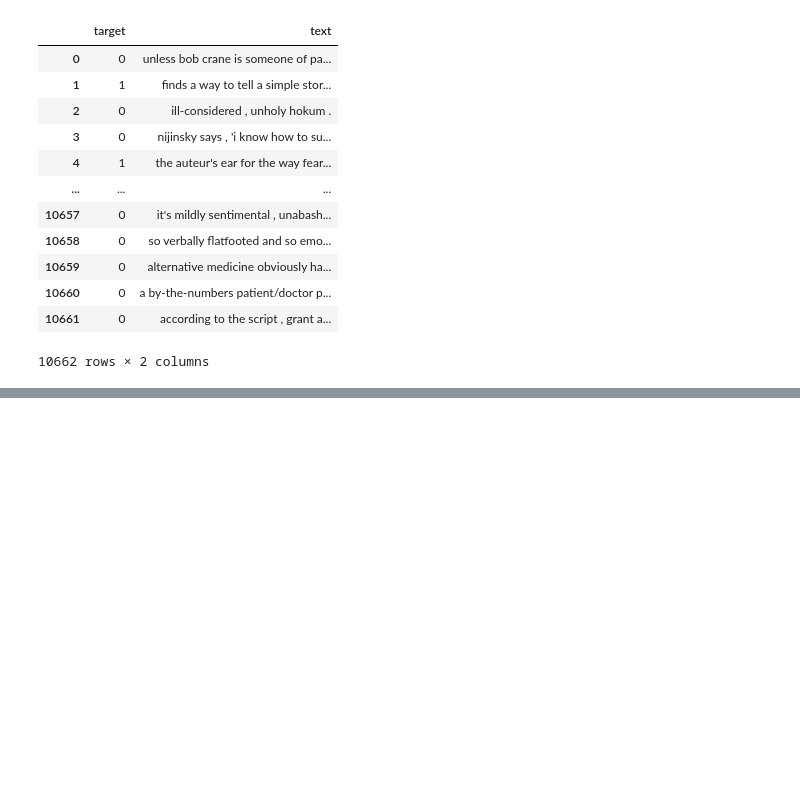
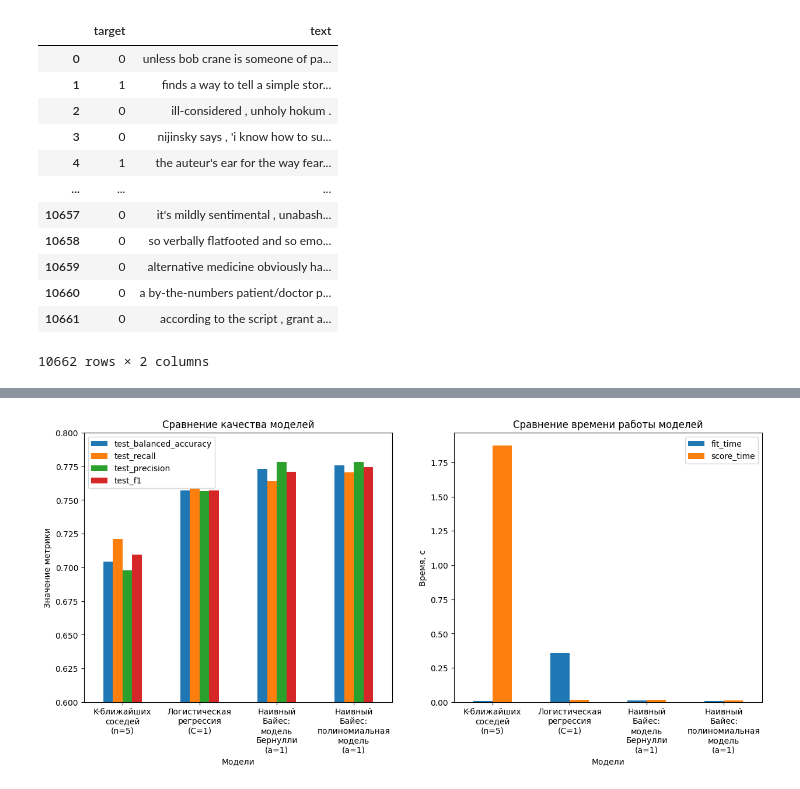
Before and after one commit to SilkSlime/iu6mlm, a Jupyter notebook: hw3/A3_Panfilkin_3.ipynb, the cells around one changed output, grey strips where cells are left out. Saved outputs shown, nothing was run; the diff lists cells and outputs as text; code cells hidden in the pictures; blank space fills up the shorter version.

```diff
--- a/hw3/A3_Panfilkin_3.ipynb
+++ b/hw3/A3_Panfilkin_3.ipynb
@@ -117,0 +197,32 @@ metrics_df
+# %%
+# Отобразим metrics_df в виде столбчатой диаграммы
+# для каждого метода отобразим все метрики через matplotlib
+# Два графика, один для метрик точности, другой - для времени
+fig, axes = plt.subplots(1, 2, figsize=(15, 6))
+
+# Для метрик точности
+ax = metrics_df.drop(columns=['fit_time', 'score_time']).plot.bar(rot=90, ax=axes[0])
+ax.set_ylim(0.6, 0.8)
+ax.set_title('Сравнение качества моделей')
+ax.set_xlabel('Модели')
+ax.set_ylabel('Значение метрики')
+ax.legend()
+# Установим другие подписи по оси Y добавив \n для переноса строк
+ax.set_xticklabels([name.replace(' ', '\n') for name in metrics_df.index])
+plt.sca(ax)
+plt.xticks(rotation=0)
+
+# Для времени
+ax = metrics_df[['fit_time', 'score_time']].plot.bar(rot=90, ax=axes[1])
+ax.set_title('Сравнение времени работы моделей')
+ax.set_xlabel('Модели')
+ax.set_ylabel('Время, с')
+ax.legend()
+# Установим другие подписи по оси Y добавив \n для переноса строк
+ax.set_xticklabels([name.replace(' ', '\n') for name in metrics_df.index])
+# Поворот подписей моделей на 90 градусов для оси ax
+plt.sca(ax)
+plt.xticks(rotation=0)
+plt.show()
+# %% [output]
+[figure, added]
```
Also changed, not shown: parts of 14 cells of this notebook.
